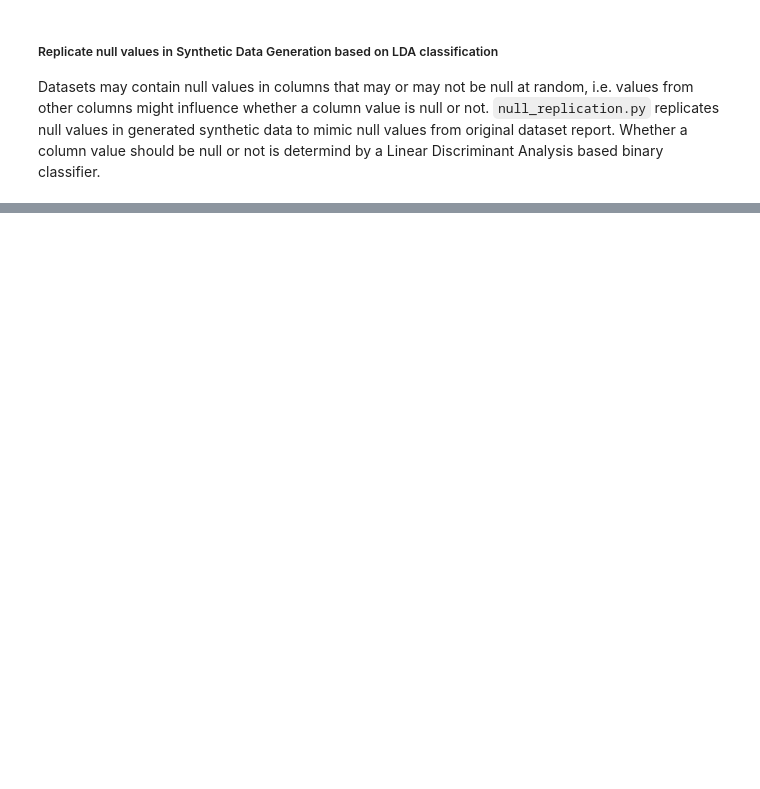
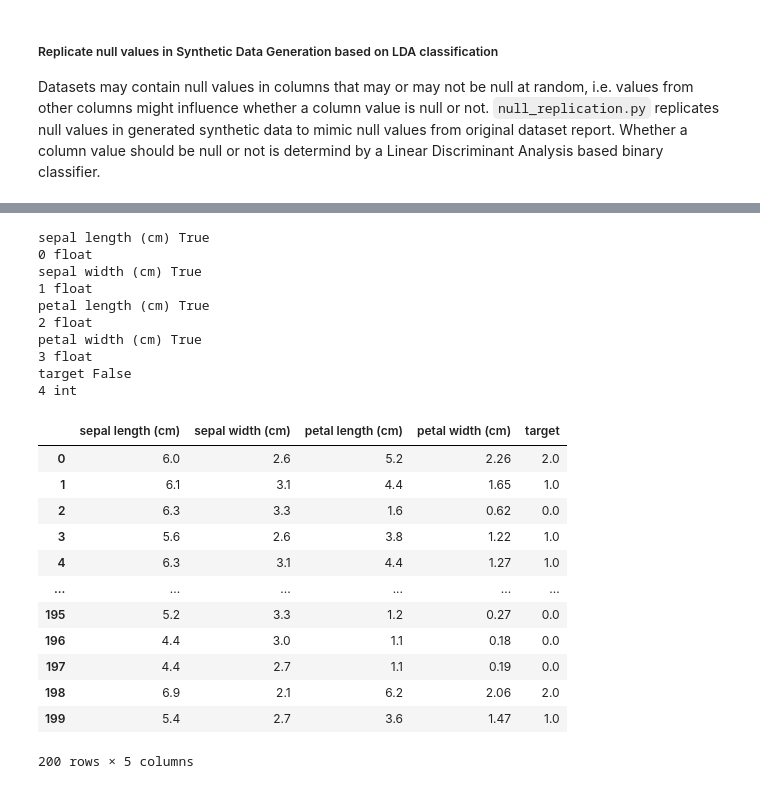
Before and after one commit to capitalone/synthetic-data, a Jupyter notebook: examples/replicate_null_demo.ipynb, the cells around one changed output, grey strips where cells are left out. Drawn from its saved outputs; the diff is of its cells as text; code cells hidden in the pictures; blank space fills up the shorter version.

```diff
--- a/examples/replicate_null_demo.ipynb
+++ b/examples/replicate_null_demo.ipynb
@@ -37,3 +83,31 @@ synthetic_data
+# %%
+generator = Generator(profile=profile, seed=111)
+synthetic_data = generator.synthesize(num_samples=200)
+synthetic_data
+# %% [output]
+sepal length (cm) True
+0 float
+sepal width (cm) True
+1 float
+petal length (cm) True
+2 float
+petal width (cm) True
+3 float
+target False
+4 int
+|  | sepal length (cm) | sepal width (cm) | petal length (cm) | petal width (cm) | target |
+| 0 | 6.0 | 2.6 | 5.2 | 2.26 | 2.0 |
+| 1 | 6.1 | 3.1 | 4.4 | 1.65 | 1.0 |
+| 2 | 6.3 | 3.3 | 1.6 | 0.62 | 0.0 |
+| 3 | 5.6 | 2.6 | 3.8 | 1.22 | 1.0 |
+| 4 | 6.3 | 3.1 | 4.4 | 1.27 | 1.0 |
+| ... | ... | ... | ... | ... | ... |
+| 195 | 5.2 | 3.3 | 1.2 | 0.27 | 0.0 |
+| 196 | 4.4 | 3.0 | 1.1 | 0.18 | 0.0 |
+| 197 | 4.4 | 2.7 | 1.1 | 0.19 | 0.0 |
+| 198 | 6.9 | 2.1 | 6.2 | 2.06 | 2.0 |
+| 199 | 5.4 | 2.7 | 3.6 | 1.47 | 1.0 |
+200 rows × 5 columns
 # %%
 synthetic_data_profile = dp.Profiler(synthetic_data, options=profile_options)
 synthetic_data_report = synthetic_data_profile.report()
```
Also changed, not shown: parts of 6 cells of this notebook, 1 other file.
